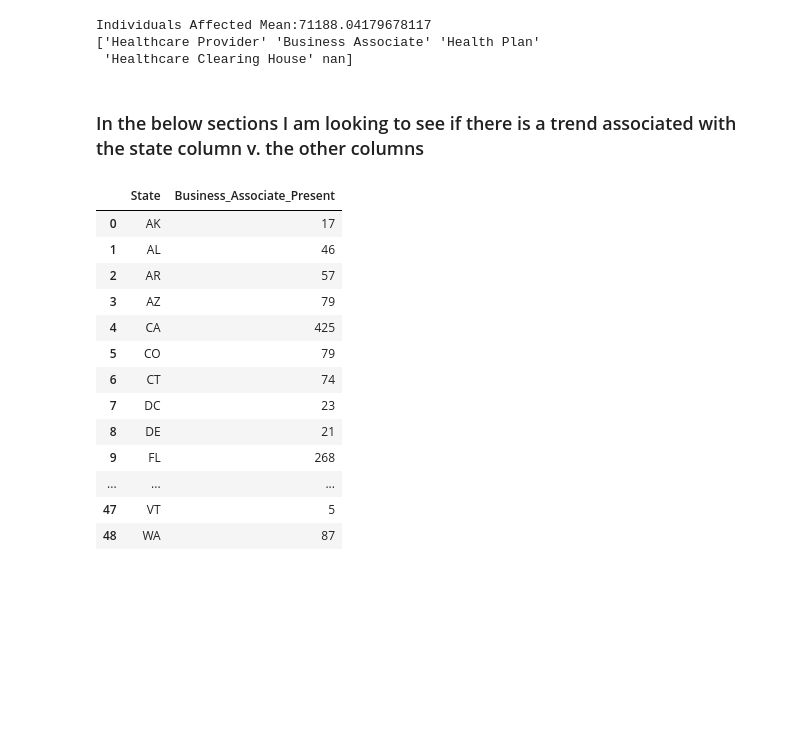
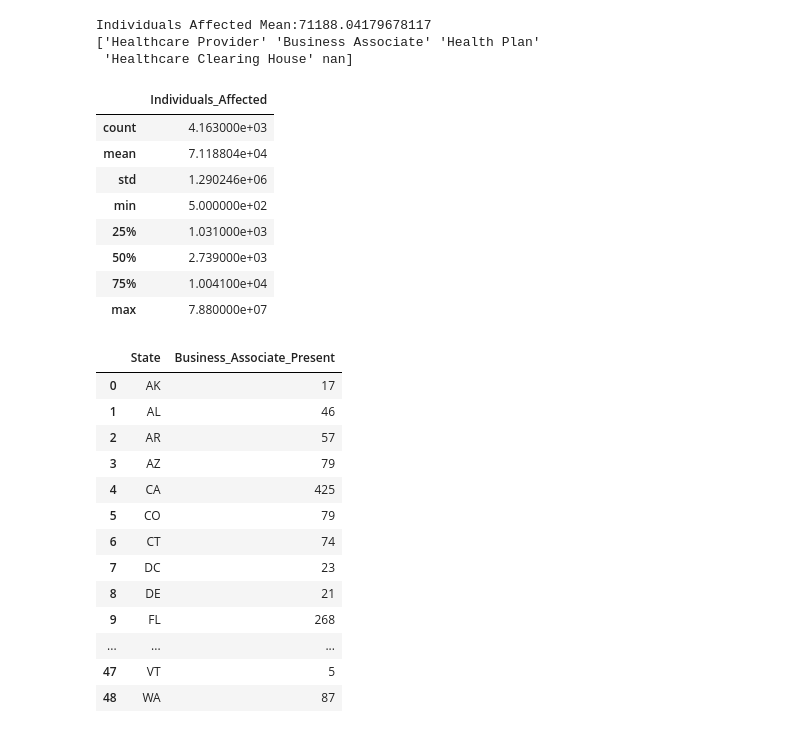
Before and after one commit to kessmith/Breach-Research, a Jupyter notebook: Data Analysis and Prep/Analysis.ipynb, the cells around one changed output. Cells and saved outputs as stored; diff of their text form; code cells hidden in the pictures; blank space fills up the shorter version.

```diff
--- a/Data Analysis and Prep/Analysis.ipynb
+++ b/Data Analysis and Prep/Analysis.ipynb
@@ -28,8 +30,19 @@ print(Covered_Entity_Unique_Vals)
 Individuals Affected Mean:71188.04179678117
 ['Healthcare Provider' 'Business Associate' 'Health Plan'
  'Healthcare Clearing House' nan]
-# %% [markdown]
-### In the below sections I am looking to see if there is a trend associated with the state column v. the other columns
+# %%
+# Only visualizes with numerical data. Isn't the best representation intially for this dataset
+df.describe()
+# %% [output]
+|  | Individuals_Affected |
+| count | 4.163000e+03 |
+| mean | 7.118804e+04 |
+| std | 1.290246e+06 |
+| min | 5.000000e+02 |
+| 25% | 1.031000e+03 |
+| 50% | 2.739000e+03 |
+| 75% | 1.004100e+04 |
+| max | 7.880000e+07 |
 # %%
 df.groupby('State')\
     .Business_Associate_Present.count()\
```
Also changed, not shown: parts of 4 cells of this notebook.
